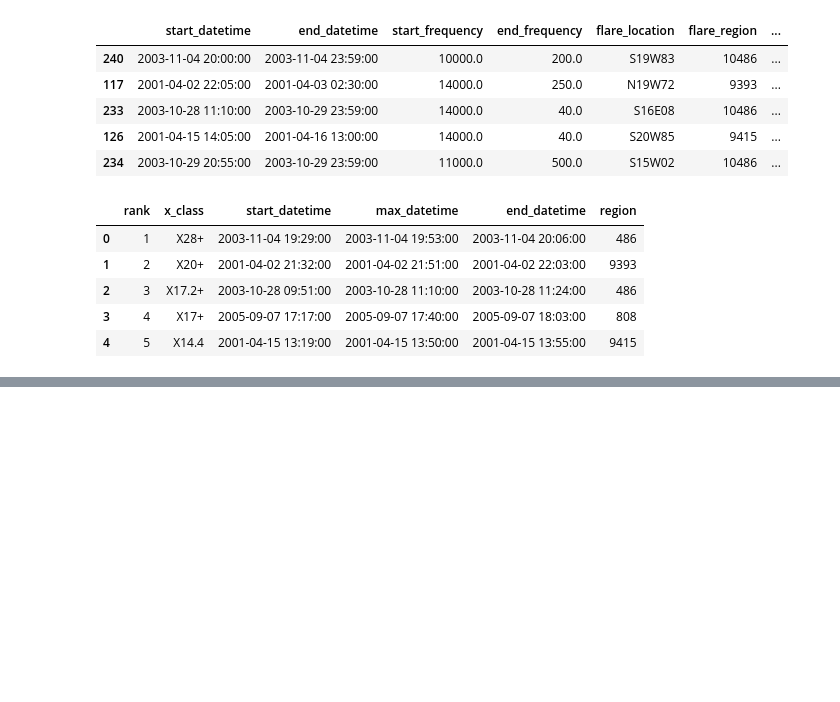
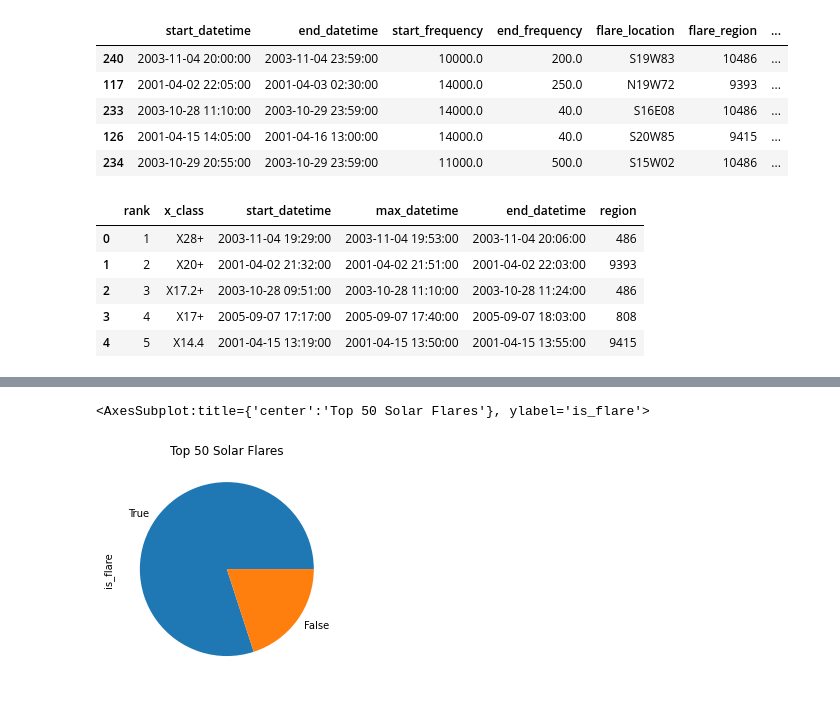
Before and after one commit to M-Sender/cmps3160, a Jupyter notebook: _projects/project1.ipynb, the cells around one changed output, grey strips where cells are left out. Saved outputs shown, nothing was run; the diff lists cells and outputs as text; code cells hidden in the pictures; blank space fills up the shorter version.

```diff
--- a/_projects/project1.ipynb
+++ b/_projects/project1.ipynb
@@ -326,0 +359,6 @@ for top_i in dataFrame_update.iterrows():
+# %%
+matchable.is_flare.value_counts().plot.pie(title="Top 50 Solar Flares")
+#Below is the top 50 solar flares the top 50 solar flares for if they had a halo cme.
+# %% [output]
+<AxesSubplot:title={'center':'Top 50 Solar Flares'}, ylabel='is_flare'>
+[figure, added]
```
Also changed, not shown: parts of 6 cells of this notebook.
